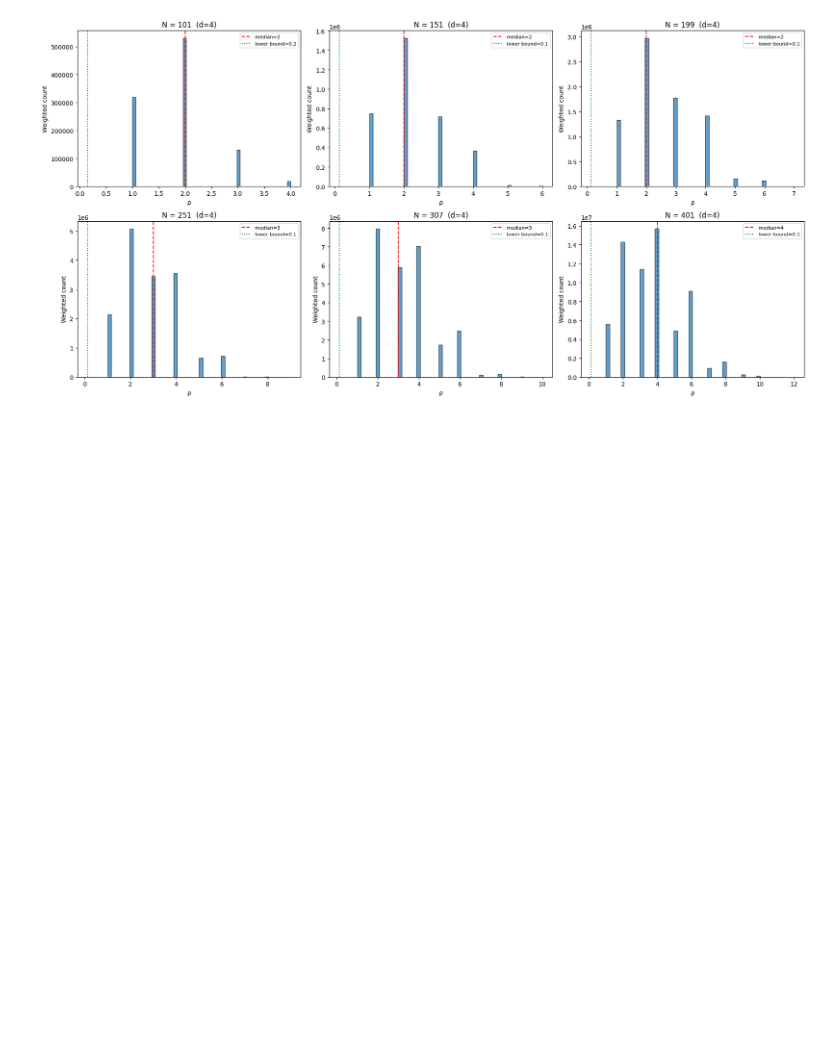
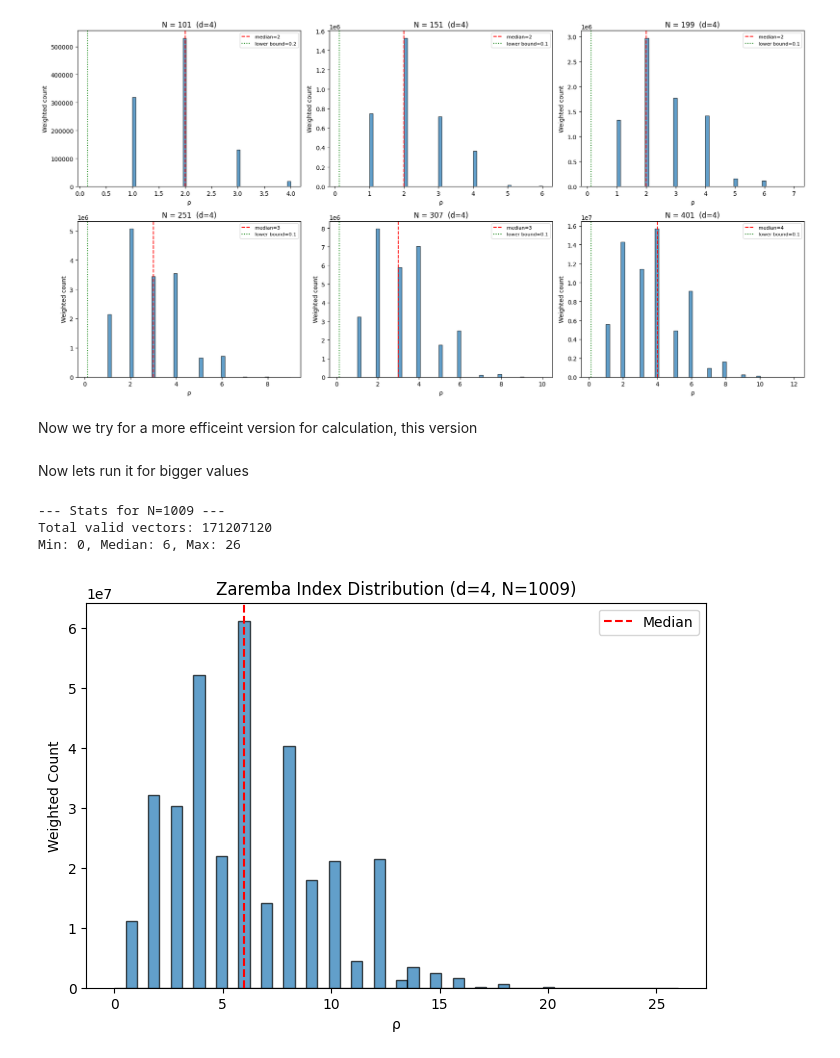
Before and after one commit to Paul-F7/kronecker-project, a Jupyter notebook: phase5.ipynb, the cells around one changed output. Drawn from its saved outputs; the diff is of its cells as text; code cells hidden in the pictures; blank space fills up the shorter version.

```diff
--- a/phase5.ipynb
+++ b/phase5.ipynb
@@ -325,3 +320,5 @@ plt.tight_layout()
 plt.show()
 # %% [output]
 [figure]
+# %% [markdown]
+Now we try for a more efficeint version for calculation, this version
@@ -327,0 +464,39 @@ plt.show()
+# %% [markdown]
+Now lets run it for bigger values
+# %%
+def analyze_and_plot_saved_data(N):
+    # Load the precomputed data
+    data = np.load(f"zaremba_4d_N{N}.npz")
+    rhos = data['rhos']
+    weights = data['weights']
+
+    # Calculate weighted statistics instantly
+    sorted_idx = np.argsort(rhos)
+    rho_sorted = rhos[sorted_idx]
+    w_sorted = weights[sorted_idx]
+    cum_w = np.cumsum(w_sorted)
+    total_w = cum_w[-1]
+
+    def weighted_quantile(q):
+        idx = np.searchsorted(cum_w, q * total_w)
+        idx = min(idx, len(rho_sorted) - 1)
+        return rho_sorted[idx]
+
+    print(f"--- Stats for N={N} ---")
+    print(f"Total valid vectors: {len(rhos)}")
+    print(f"Min: {rho_sorted[0]}, Median: {weighted_quantile(0.50)}, Max: {rho_sorted[-1]}")
+
+    # Plotting
+    plt.figure(figsize=(8, 5))
+    plt.hist(rhos, bins=50, weights=weights, edgecolor='black', alpha=0.7)
+    plt.axvline(weighted_quantile(0.50), color='red', linestyle='--', label='Median')
+    plt.title(f"Zaremba Index Distribution (d=4, N={N})")
+    plt.xlabel("ρ")
+    plt.ylabel("Weighted Count")
+    plt.legend()
+    plt.show()
+# %% [output]
+--- Stats for N=1009 ---
+Total valid vectors: 171207120
+Min: 0, Median: 6, Max: 26
+[figure, added]
```
Also changed, not shown: parts of 6 cells of this notebook, 4 other files.
